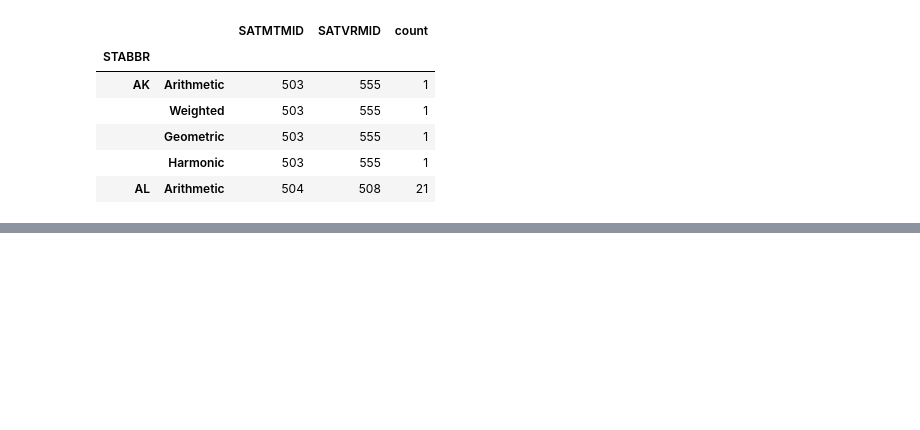
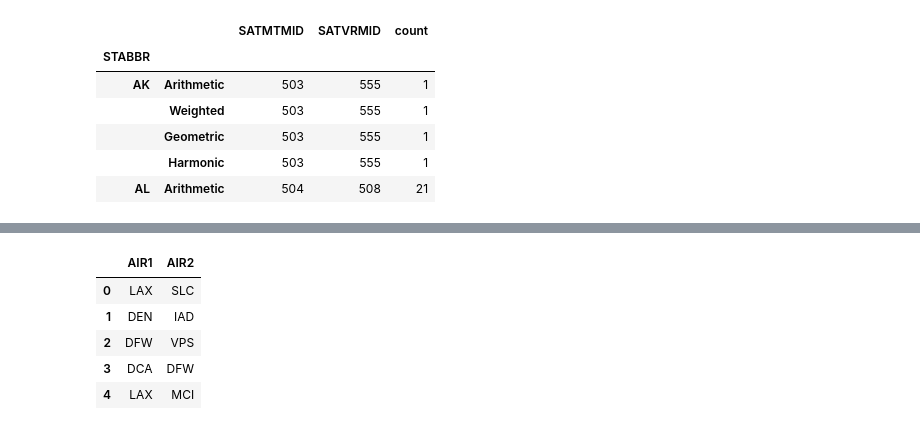
Before and after one commit to minstrel1149/pandas_practice-cookbook1, a Jupyter notebook: Pd_cookbook_1_chapter9.ipynb, the cells around one changed output, grey strips where cells are left out. Cells and saved outputs as stored; diff of their text form; code cells hidden in the pictures; blank space fills up the shorter version.

```diff
--- a/Pd_cookbook_1_chapter9.ipynb
+++ b/Pd_cookbook_1_chapter9.ipynb
@@ -440,0 +496,12 @@ def calculate_means(df):
+# %%
+# axis=1로 apply() 메서드를 호출하는 것은 pandas 연산 중 가장 성능이 낮은 작업 중 하나 -> 수만개의 행들에 각각 적용되어야 하므로
+# numpy의 sort() 함수로 정렬 진행 가능 -> flights DataFrame에서 원하는 열만 리스트로 넣어서 부분 DataFrame으로 만들어 진행
+data_sorted = np.sort(flights[['ORG_AIR', 'DEST_AIR']])
+pd.DataFrame(data_sorted, columns=['AIR1', 'AIR2']).head()
+# %% [output]
+|  | AIR1 | AIR2 |
+| 0 | LAX | SLC |
+| 1 | DEN | IAD |
+| 2 | DFW | VPS |
+| 3 | DCA | DFW |
+| 4 | LAX | MCI |
```
Also changed, not shown: parts of 7 cells of this notebook, 1 other file.
